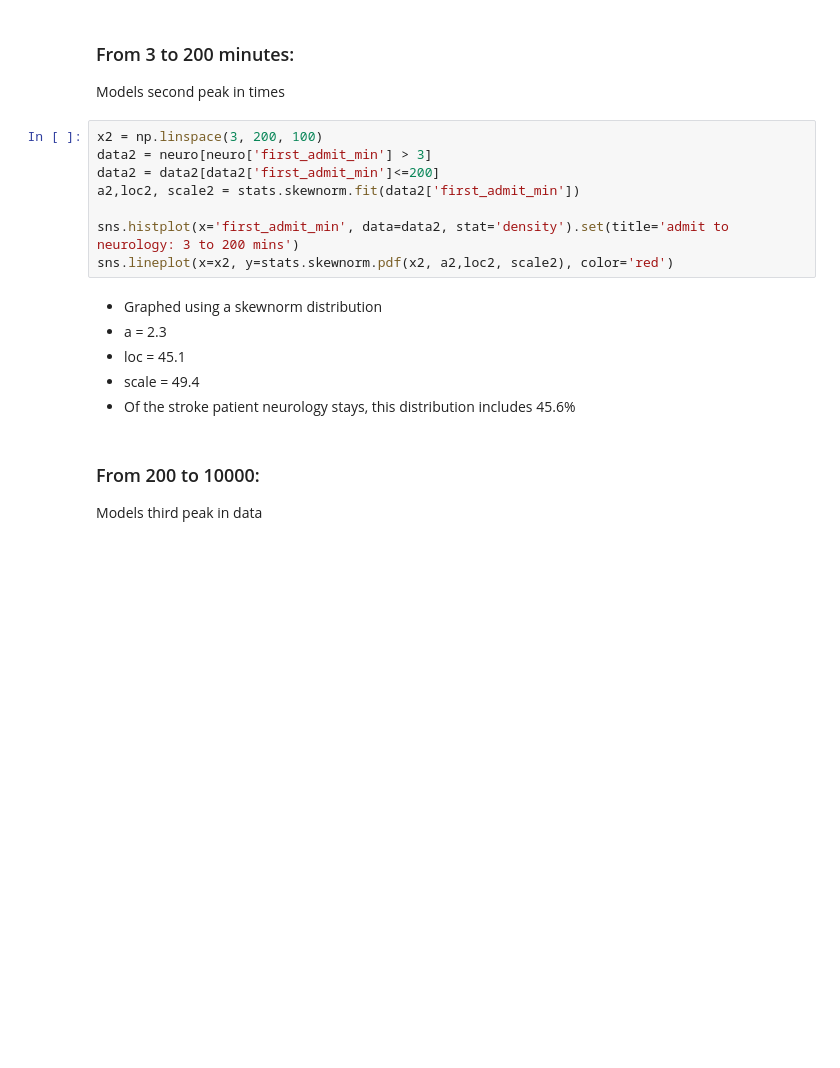
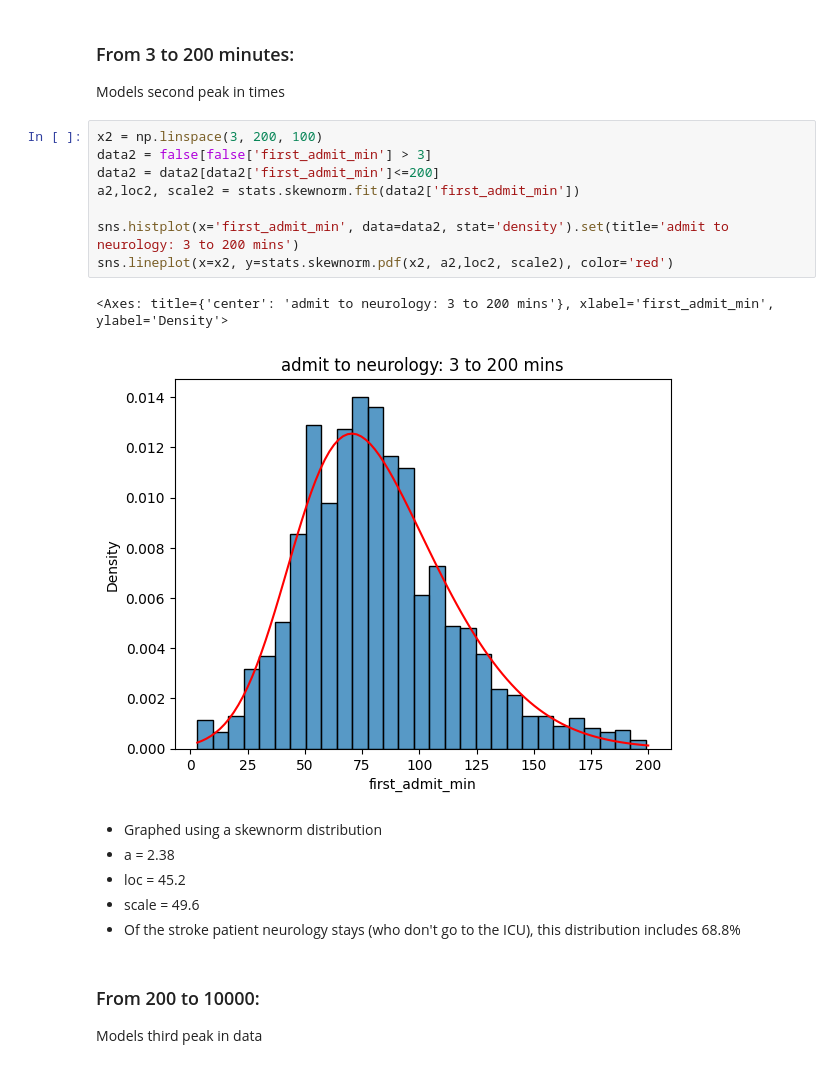
Before and after one commit to emilydormody/Synthetic-Stroke-Data, a Jupyter notebook: histogram_summaries.ipynb, the cells around one changed output. Cells and saved outputs as stored; diff of their text form; blank space fills up the shorter version.

```diff
--- a/histogram_summaries.ipynb
+++ b/histogram_summaries.ipynb
@@ -337,18 +387,21 @@ sns.lineplot(x=x, y=stats.skewnorm.pdf(x, a,loc, scale), color='black')
 Models second peak in times
 # %%
 x2 = np.linspace(3, 200, 100)
-data2 = neuro[neuro['first_admit_min'] > 3]
+data2 = false[false['first_admit_min'] > 3]
 data2 = data2[data2['first_admit_min']<=200]
 a2,loc2, scale2 = stats.skewnorm.fit(data2['first_admit_min'])
 
 sns.histplot(x='first_admit_min', data=data2, stat='density').set(title='admit to neurology: 3 to 200 mins')
 sns.lineplot(x=x2, y=stats.skewnorm.pdf(x2, a2,loc2, scale2), color='red')
+# %% [output]
+<Axes: title={'center': 'admit to neurology: 3 to 200 mins'}, xlabel='first_admit_min', ylabel='Density'>
+[figure, added]
 # %% [markdown]
 - Graphed using a skewnorm distribution
-- a = 2.3
-- loc = 45.1
-- scale = 49.4
-- Of the stroke patient neurology stays, this distribution includes 45.6%
+- a = 2.38
+- loc = 45.2
+- scale = 49.6
+- Of the stroke patient neurology stays (who don't go to the ICU), this distribution includes 68.8%
 # %% [markdown]
 ### From 200 to 10000:
 Models third peak in data
```
Also changed, not shown: parts of 45 cells of this notebook.
